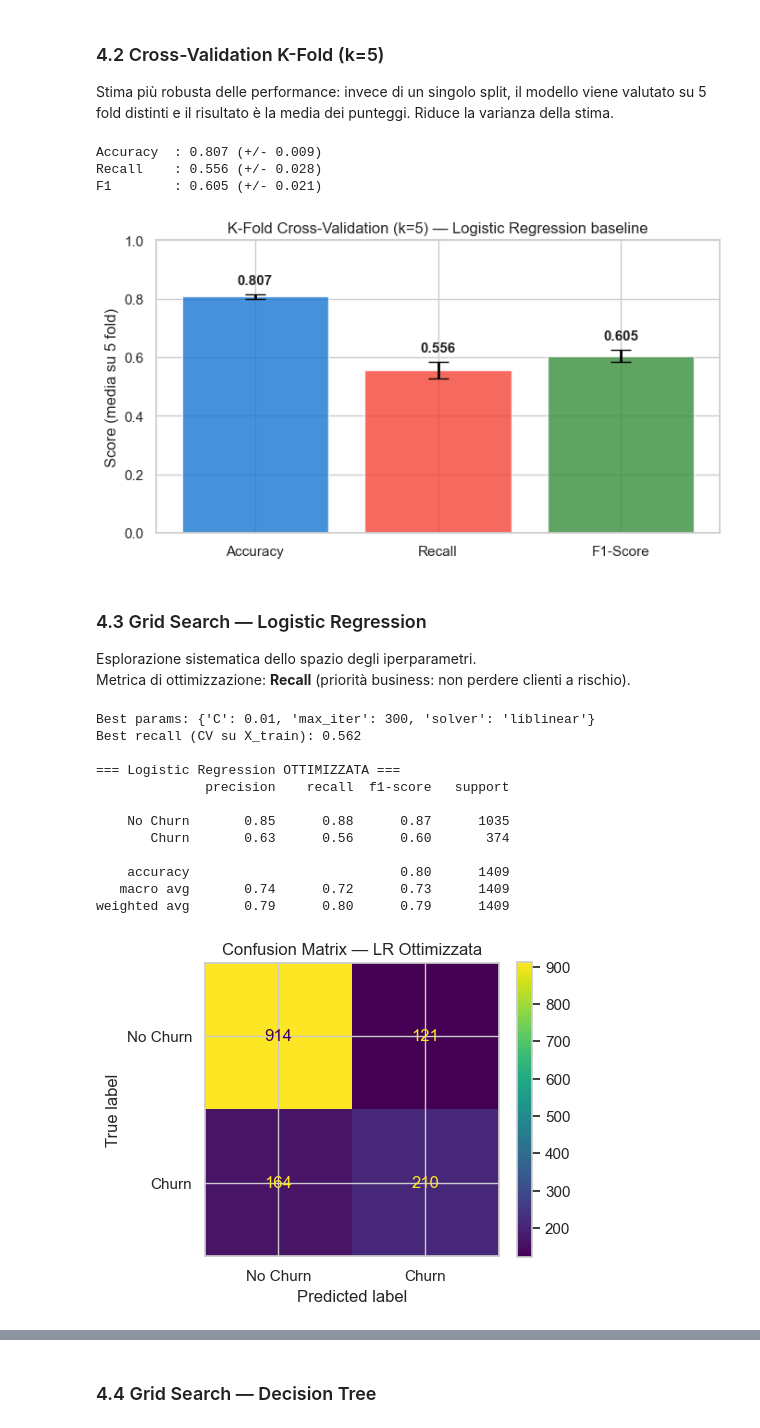
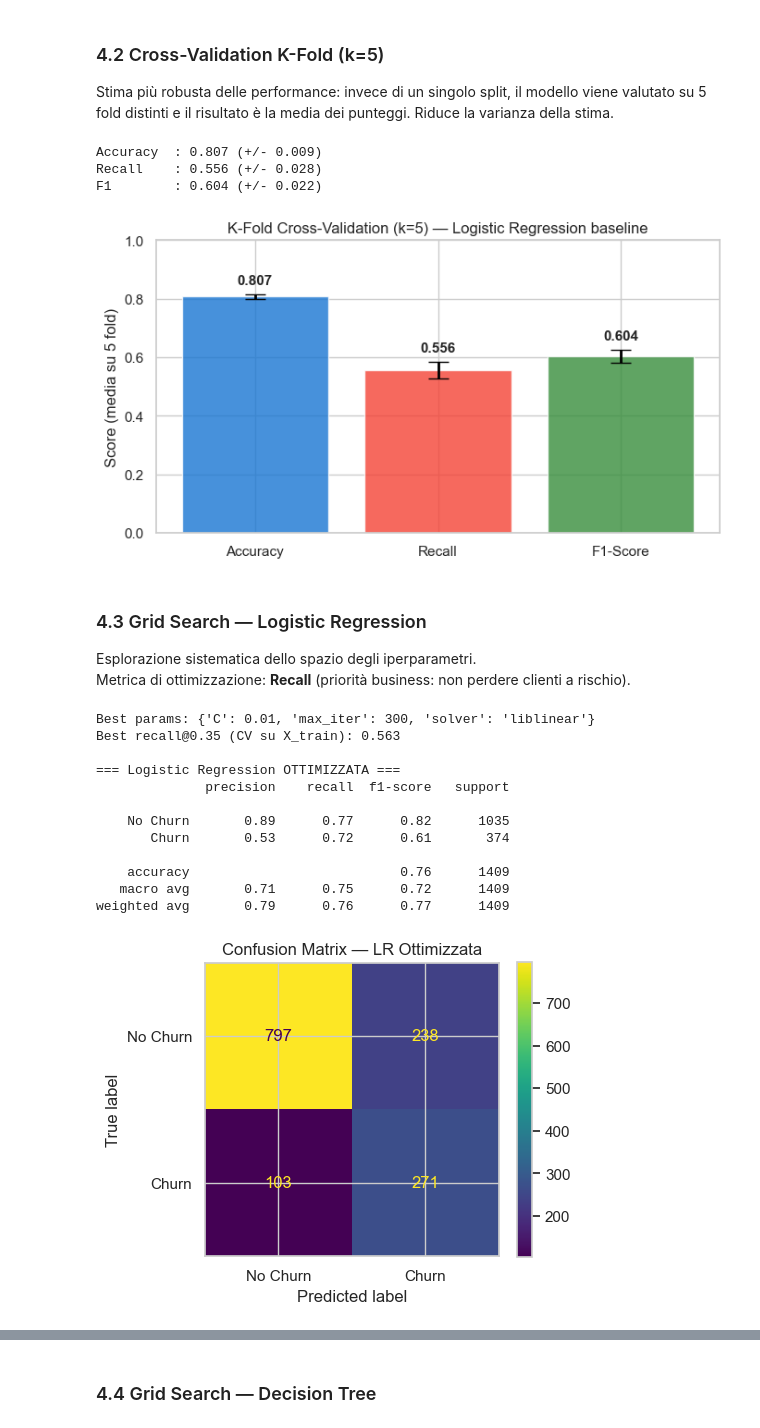
Before and after one commit to diegoandruccioli/telco-churn-ml-optimization, a Jupyter notebook: notebooks/churn_optimization.ipynb, the cells around one changed output, grey strips where cells are left out. Saved outputs shown, nothing was run; the diff lists cells and outputs as text; code cells hidden in the pictures.

```diff
--- a/notebooks/churn_optimization.ipynb
+++ b/notebooks/churn_optimization.ipynb
@@ -449,16 +455,29 @@ Stima più robusta delle performance: invece di un singolo split, il modello vie
 # %%
 kfold = KFold(n_splits=5, shuffle=True, random_state=RANDOM_STATE)
 
+# Custom scorer: valuta il Recall alla stessa soglia usata per le predizioni finali (THRESHOLD=0.35)
+# Senza questo, GridSearchCV selezionerebbe gli iperparametri ottimali per soglia 0.5
+# ma li valuterebbe poi a soglia 0.35 — incoerenza metodologica
+# **kwargs assorbe i parametri interni di make_scorer (es. needs_proba) passati da sklearn >= 1.4
+def _recall_at_threshold(y_true, y_prob, **kwargs):
+    return recall_score(y_true, (y_prob >= THRESHOLD).astype(int))
+
+scorer_035 = make_scorer(_recall_at_threshold, needs_proba=True)
+
+# Pipeline: lo StandardScaler viene fittato solo sulla fold di training ad ogni iterazione,
+# mai sulla fold di validation — procedura corretta per K-Fold senza leakage
+pipe_lr_cv = Pipeline([
+    ('scaler', StandardScaler()),
+    ('clf', LogisticRegression(random_state=RANDOM_STATE, max_iter=1000))
+])
+
 # K-Fold: il dataset viene diviso in 5 parti; ogni parte e usata una volta come test
-# La media dei 5 punteggi e una stima piu stabile rispetto a un singolo split
 fold_scores = {}
 for scoring in ['accuracy', 'recall', 'f1']:
-    scores = cross_val_score(lr_base, X_scaled, y, cv=kfold, scoring=scoring)
+    scores = cross_val_score(pipe_lr_cv, X, y, cv=kfold, scoring=scoring)
     fold_scores[scoring] = scores
     print(f'{scoring.capitalize():10}: {scores.mean():.3f} (+/- {scores.std():.3f})')
 
-# Grafico: media +/- deviazione standard per ogni metrica
-# La barra mostra il valore medio; i baffi mostrano la variabilita tra i 5 fold
 labels = ['Accuracy', 'Recall', 'F1-Score']
 means  = [fold_scores[k].mean() for k in ['accuracy', 'recall', 'f1']]
 stds   = [fold_scores[k].std()  for k in ['accuracy', 'recall', 'f1']]
@@ -478,7 +497,7 @@ plt.show()
 # %% [output]
 Accuracy  : 0.807 (+/- 0.009)
 Recall    : 0.556 (+/- 0.028)
-F1        : 0.605 (+/- 0.021)
+F1        : 0.604 (+/- 0.022)
 [figure]
 # %% [markdown]
 ### 4.3 Grid Search — Logistic Regression
@@ -487,44 +506,44 @@ Esplorazione sistematica dello spazio degli iperparametri.
 Metrica di ottimizzazione: **Recall** (priorità business: non perdere clienti a rischio).
 # %%
 param_grid_lr = {
-    'C': [0.01, 0.1, 1, 10, 100],      # C = inverso della regolarizzazione: C alto = meno penalizzazione dei pesi
-    'solver': ['lbfgs', 'liblinear'],   # algoritmo di ottimizzazione interno usato per trovare i pesi
-    'max_iter': [300, 500]              # numero massimo di iterazioni prima di dichiarare la convergenza
+    'C': [0.01, 0.1, 1, 10, 100],
+    'solver': ['lbfgs', 'liblinear'],
+    'max_iter': [300, 500]
 }
 
-# GridSearchCV viene eseguita SOLO su X_train: il test set resta separato e incontaminato
-# scoring='recall': ottimizziamo per minimizzare i falsi negativi (un churner non rilevato ha costo elevato)
+# scorer_035: ottimizza il Recall alla soglia 0.35, coerente con la valutazione finale
+# n_jobs=1: evita multiprocessing su Windows (incompatibile con scorer definito nel notebook)
 grid_lr = GridSearchCV(
     LogisticRegression(random_state=RANDOM_STATE),
-    param_grid_lr, cv=kfold, scoring='recall', n_jobs=-1, verbose=0
+    param_grid_lr, cv=kfold, scoring=scorer_035, n_jobs=1, verbose=0
 )
 grid_lr.fit(X_train, y_train)
 
 print('Best params:', grid_lr.best_params_)
-print(f'Best recall (CV su X_train): {grid_lr.best_score_:.3f}')
+print(f'Best recall@0.35 (CV su X_train): {grid_lr.best_score_:.3f}')
 
 lr_opt = grid_lr.best_estimator_
-y_pred_lr_opt = lr_opt.predict(X_test)
+y_pred_lr_opt = (lr_opt.predict_proba(X_test)[:, 1] >= THRESHOLD).astype(int)
 print('\n=== Logistic Regression OTTIMIZZATA ===')
 print(classification_report(y_test, y_pred_lr_opt, target_names=['No Churn', 'Churn']))
 
 fig, ax = plt.subplots(figsize=(5, 4))
-ConfusionMatrixDisplay.from_estimator(lr_opt, X_test, y_test,
-                                      display_labels=['No Churn', 'Churn'], ax=ax)
+ConfusionMatrixDisplay.from_predictions(y_test, y_pred_lr_opt,
+                                        display_labels=['No Churn', 'Churn'], ax=ax)
 ax.set_title('Confusion Matrix — LR Ottimizzata')
 plt.tight_layout()
 plt.show()
 # %% [output]
 Best params: {'C': 0.01, 'max_iter': 300, 'solver': 'liblinear'}
-Best recall (CV su X_train): 0.562
+Best recall@0.35 (CV su X_train): 0.563
 
 === Logistic Regression OTTIMIZZATA ===
               precision    recall  f1-score   support
 
-    No Churn       0.85      0.88      0.87      1035
-       Churn       0.63      0.56      0.60       374
+    No Churn       0.89      0.77      0.82      1035
+       Churn       0.53      0.72      0.61       374
 
-    accuracy                           0.80      1409
-   macro avg       0.74      0.72      0.73      1409
-weighted avg       0.79      0.80      0.79      1409
+    accuracy                           0.76      1409
+   macro avg       0.71      0.75      0.72      1409
+weighted avg       0.79      0.76      0.77      1409
-[figure, old version]
+[figure, new version]
```
Also changed, not shown: parts of 28 cells of this notebook.
